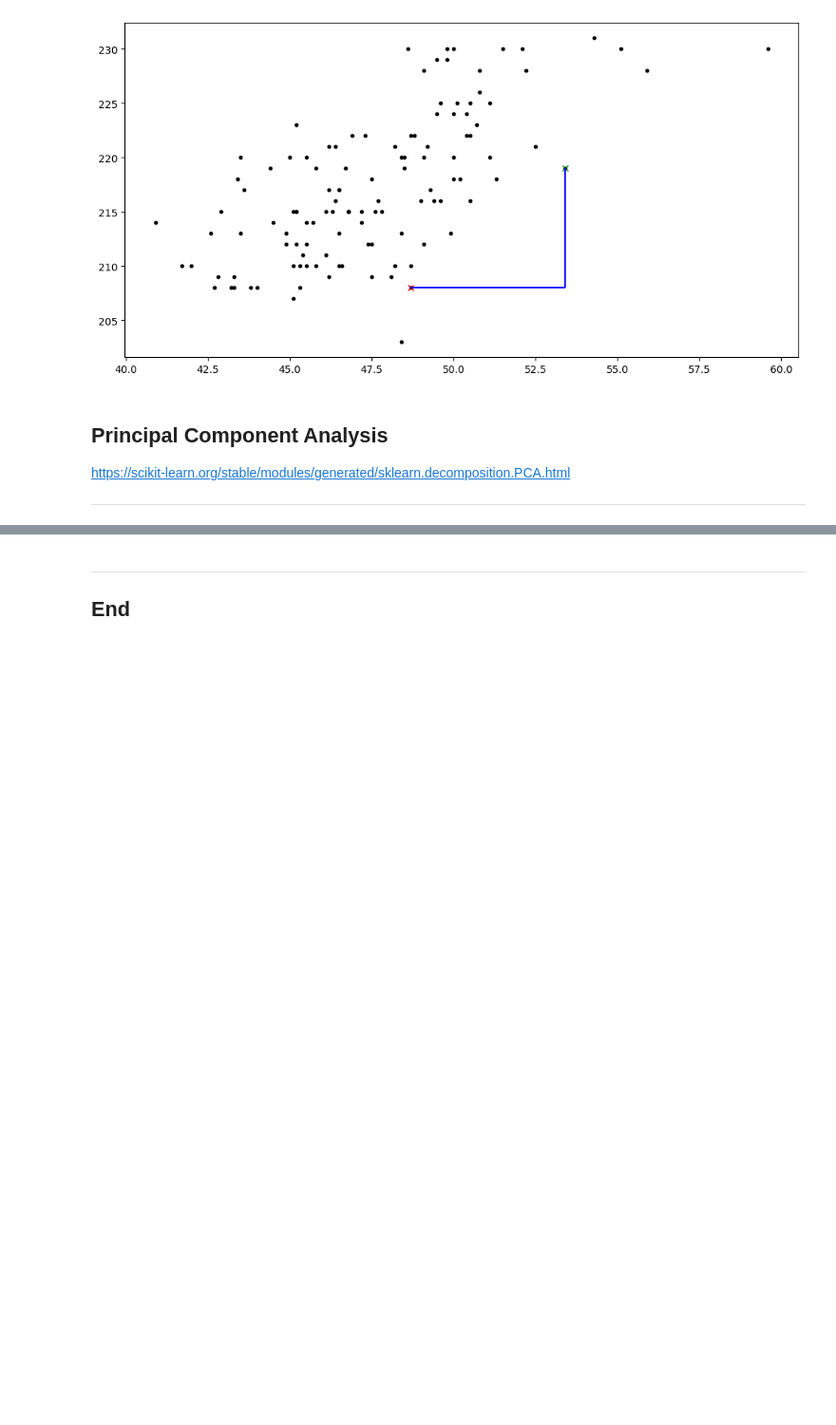
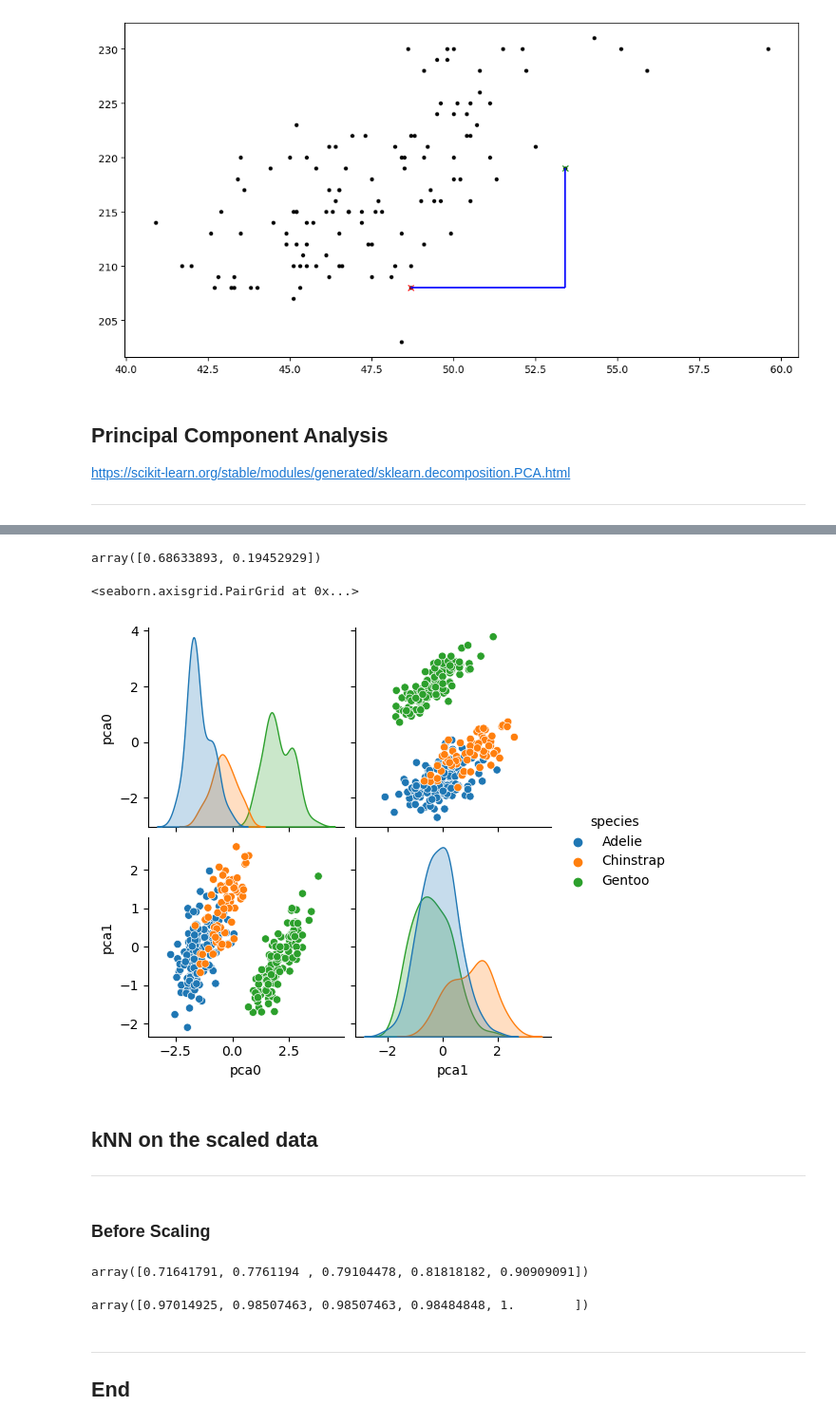
Before and after one commit to ianmcloughlin/notebooks, a Jupyter notebook: preprocessing.ipynb, the cells around one changed output, grey strips where cells are left out. Shown at 95% size. Drawn from its saved outputs; the diff is of its cells as text; code cells hidden in the pictures; blank space fills up the shorter version.

```diff
--- a/preprocessing.ipynb
+++ b/preprocessing.ipynb
@@ -420,0 +553,19 @@ https://scikit-learn.org/stable/modules/generated/sklearn.decomposition.PCA.html
+# %%
+# Create a new PCA instance.
+pca = dec.PCA(n_components=2)
+
+# Fit the scaled data.
+pca.fit(df_X_trans)
+
+# Transform.
+X_trans_pca = pca.transform(df_X_trans)
+
+# Original classifications.
+df_trans_pca = pd.DataFrame(df[['species', 'sex']])
+
+# Incorporate our PCA variables.
+df_trans_pca['pca0'] = X_trans_pca[:, 0]
+df_trans_pca['pca1'] = X_trans_pca[:, 1]
+
+# Show.
+df_trans_pca
@@ -421,3 +586,48 @@ https://scikit-learn.org/stable/modules/generated/sklearn.decomposition.PCA.html
+# %%
+# Look at the variance.
+pca.explained_variance_ratio_
+# %% [output]
+array([0.68633893, 0.19452929])
+# %%
+# Pair plot.
+sns.pairplot(df_trans_pca, hue='species')
+# %% [output]
+<seaborn.axisgrid.PairGrid at 0x...>
+[figure, added]
+# %% [markdown]
+## kNN on the scaled data
+
+***
+# %% [markdown]
+### Before Scaling
+# %%
+# Create a new instance of a classifier.
+clf = sk.neighbors.KNeighborsClassifier()
+
+# X data.
+X = X
+
+# y data.
+y = df['species'].to_numpy()
+
+# Run cross-validation with five folds.
+sk.model_selection.cross_val_score(clf, X, y)
+# %% [output]
+array([0.71641791, 0.7761194 , 0.79104478, 0.81818182, 0.90909091])
+# %%
+# Create a new instance of a classifier.
+clf = sk.neighbors.KNeighborsClassifier()
+
+# X data.
+X = X_transformed
+
+# y data.
+y = df['species'].to_numpy()
+
+# Run cross-validation with five folds.
+sk.model_selection.cross_val_score(clf, X, y)
+# %% [output]
+array([0.97014925, 0.98507463, 0.98507463, 0.98484848, 1.        ])
 # %% [markdown]
 ***
 
```
Also changed, not shown: parts of 12 cells of this notebook.
